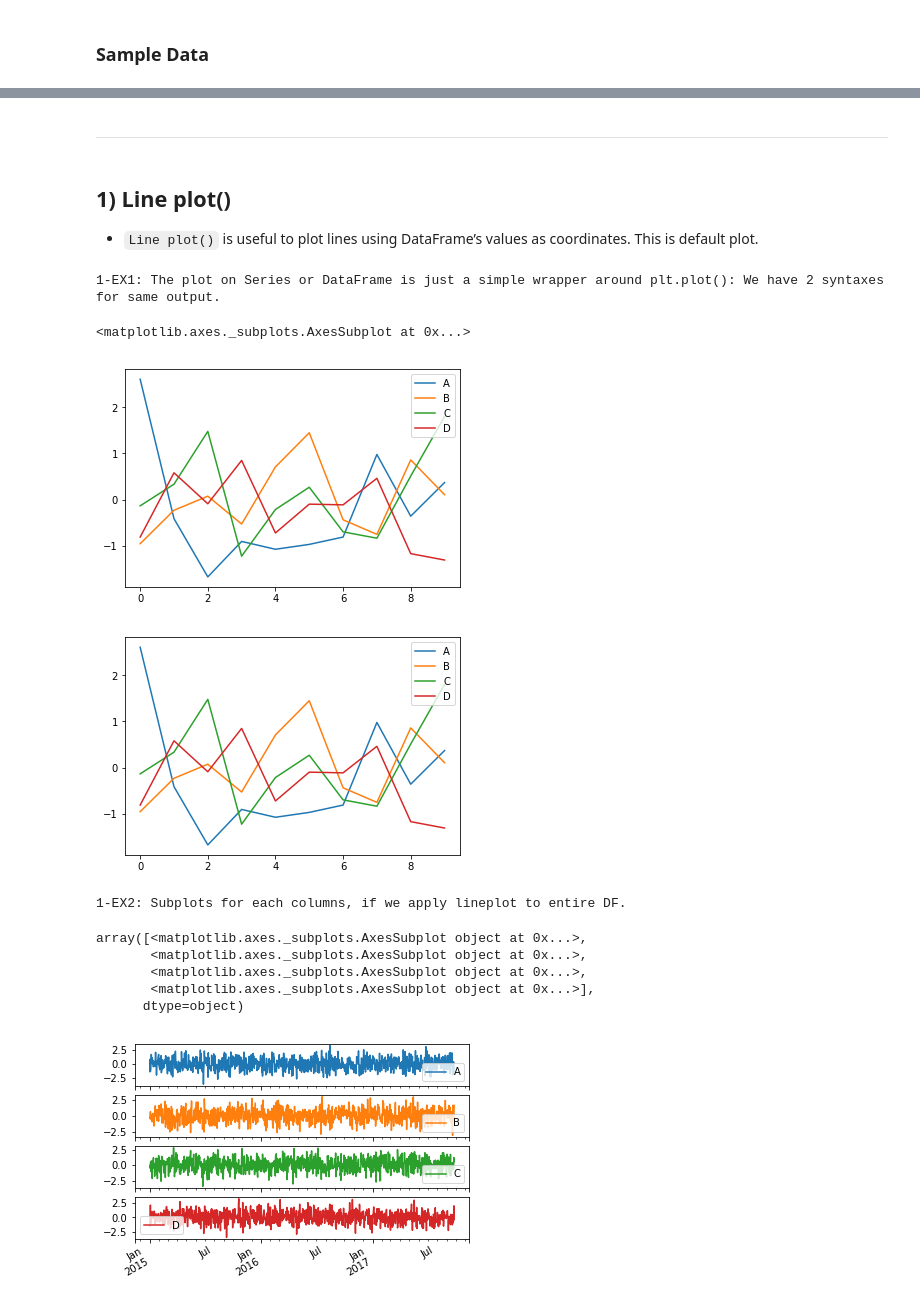
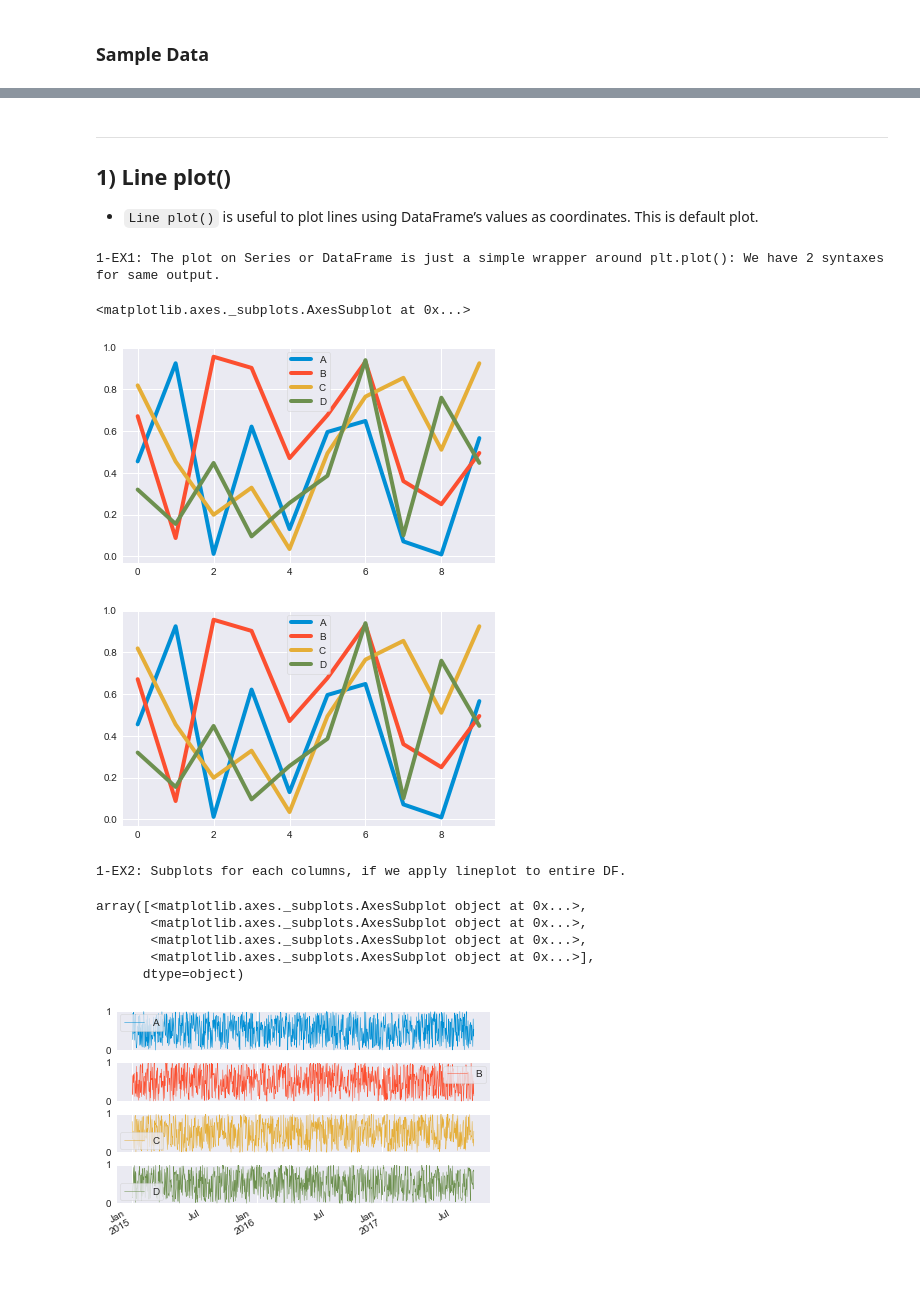
Before and after one commit to surendra-arivappagari/1.DataScience_MachineLearning_with_Python, a Jupyter notebook: 6.Pandas_Buildin_Data_Visualization/Pandas_Buildin_Data_Visualization.ipynb, the cells around one changed output, grey strips where cells are left out. Drawn from its saved outputs; the diff is of its cells as text; code cells hidden in the pictures; blank space fills up the shorter version.

```diff
--- a/6.Pandas_Buildin_Data_Visualization/Pandas_Buildin_Data_Visualization.ipynb
+++ b/6.Pandas_Buildin_Data_Visualization/Pandas_Buildin_Data_Visualization.ipynb
@@ -23,19 +23,19 @@ import numpy as np
 import pandas as pd
 import matplotlib.pyplot as plt
 %matplotlib inline
+
 import seaborn as sns
-
-plt.style.use('fivethirtyeight')
+sns.set_style('darkgrid')
 # %% [markdown]
 ### Sample Data
 # %%
 #create data with timeseries. Using Numpy random for data and date_range for index.
 print("Sample data DF1, DF2.")
 
-df1 = pd.DataFrame(np.random.randn(1000,4), columns=list('ABCD'), index=pd.date_range('1/1/2015', periods=1000))
+df1 = pd.DataFrame(np.random.rand(1000,4), columns=list('ABCD'), index=pd.date_range('1/1/2015', periods=1000))
 print("DF1 Data:(1000 X 4) \n", df1.head(5))
 
-df2 = pd.DataFrame(np.random.randn(10,4), columns=list('ABCD'))
+df2 = pd.DataFrame(np.random.rand(10,4), columns=list('ABCD'))
 print("\n\nDF2 Data:(10 X 4) \n", df2.head(5))
 # %% [output]
 Sample data DF1, DF2.
@@ -58,7 +58,8 @@ DF2 Data:(10 X 4)
-# %% [markdown]
-<hr>
 # %% [markdown]
+<hr>
+
 ## 1) Line plot()
+
 - `Line plot()` is useful to plot lines using DataFrame’s values as coordinates. This is default plot.
 # %%
 print("1-EX1: The plot on Series or DataFrame is just a simple wrapper around plt.plot(): We have 2 syntaxes for same output.")
@@ -68,20 +69,20 @@ df2.plot.line()
 # %% [output]
 1-EX1: The plot on Series or DataFrame is just a simple wrapper around plt.plot(): We have 2 syntaxes for same output.
 <matplotlib.axes._subplots.AxesSubplot at 0x...>
-[figure, old version]
+[figure, new version]
-[figure, old version]
+[figure, new version]
 # %%
 print("1-EX2: Subplots for each columns, if we apply lineplot to entire DF.")
 
-df1.plot.line(subplots=True)
+df1.plot.line(subplots=True, linewidth=0.5)
 # %% [output]
 1-EX2: Subplots for each columns, if we apply lineplot to entire DF.
 array([<matplotlib.axes._subplots.AxesSubplot object at 0x...>,
        <matplotlib.axes._subplots.AxesSubplot object at 0x...>,
        <matplotlib.axes._subplots.AxesSubplot object at 0x...>,
        <matplotlib.axes._subplots.AxesSubplot object at 0x...>],
       dtype=object)
-[figure, old version]
+[figure, new version]
 # %%
 print("1-EX3: X vs Y line graph. X=Date , Y=Column A")
 
```
Also changed, not shown: parts of 32 cells of this notebook.
